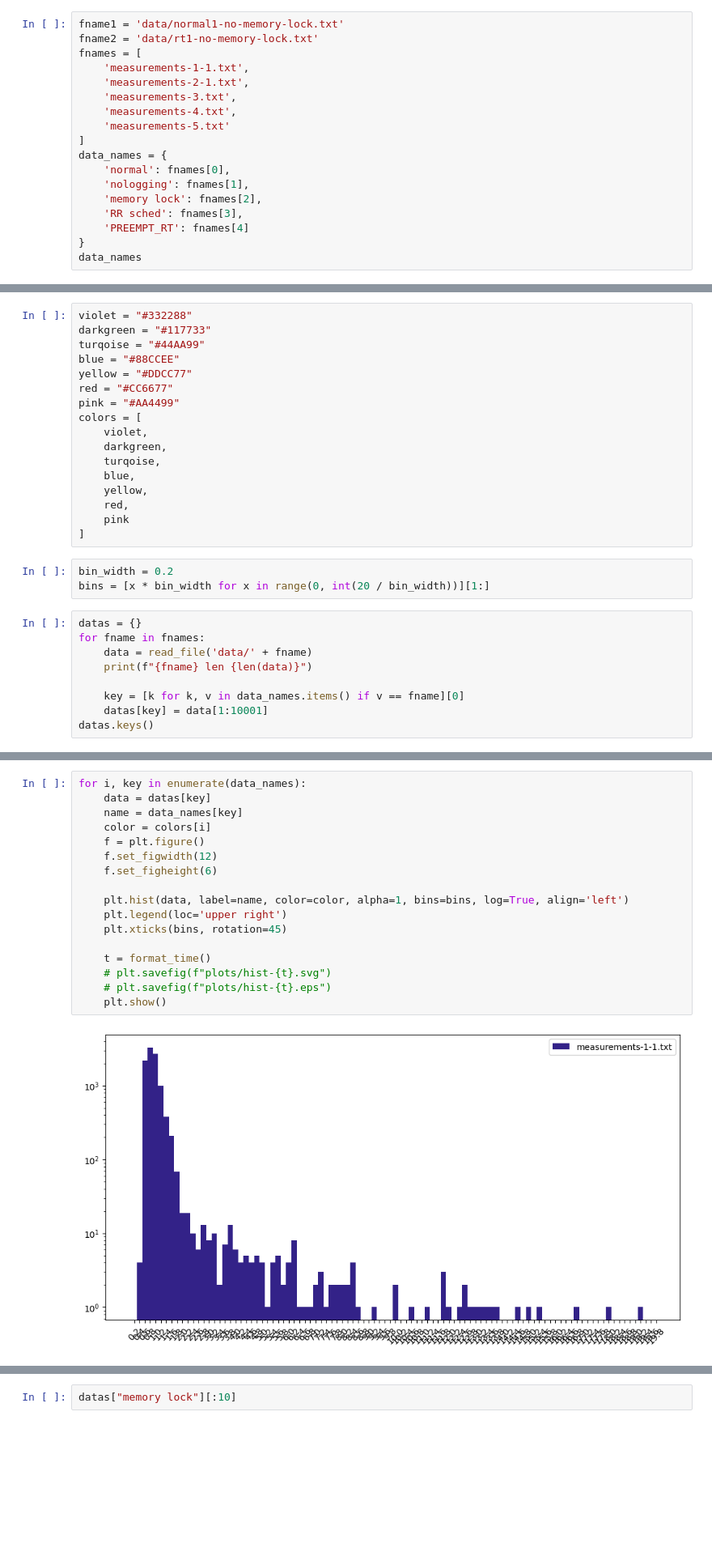
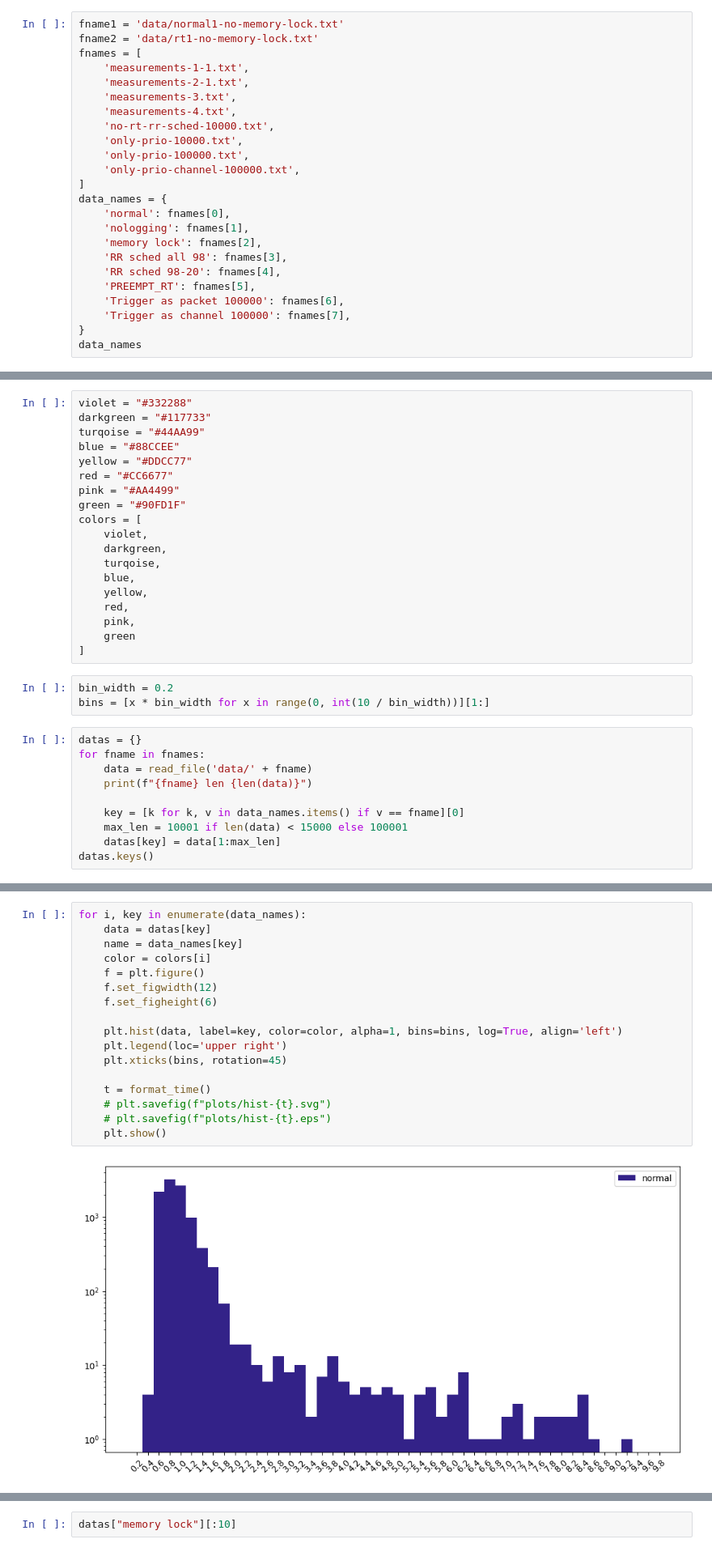
Before and after one commit to Alqio/realtime, a Jupyter notebook: main.ipynb, the cells around one changed output, grey strips where cells are left out. Shown: that part at 81% size. Saved outputs shown, nothing was run; the diff lists cells and outputs as text; blank space fills up the shorter version.

Commit message:
ADD: more data

```diff
--- a/main.ipynb
+++ b/main.ipynb
@@ -13,14 +13,20 @@ fnames = [
     'measurements-2-1.txt',
     'measurements-3.txt',
     'measurements-4.txt',
-    'measurements-5.txt'
+    'no-rt-rr-sched-10000.txt',
+    'only-prio-10000.txt',
+    'only-prio-100000.txt',
+    'only-prio-channel-100000.txt',
 ]
 data_names = {
     'normal': fnames[0],
     'nologging': fnames[1],
     'memory lock': fnames[2],
-    'RR sched': fnames[3],
-    'PREEMPT_RT': fnames[4]
+    'RR sched all 98': fnames[3],
+    'RR sched 98-20': fnames[4],
+    'PREEMPT_RT': fnames[5],
+    'Trigger as packet 100000': fnames[6],
+    'Trigger as channel 100000': fnames[7],
 }
 data_names
 # %% [output]
@@ -49,6 +59,7 @@ blue = "#88CCEE"
 yellow = "#DDCC77"
 red = "#CC6677"
 pink = "#AA4499"
+green = "#90FD1F"
 colors = [
     violet,
     darkgreen,
@@ -56,11 +67,12 @@ colors = [
     blue,
     yellow,
     red,
-    pink
+    pink,
+    green
 ]
 # %%
 bin_width = 0.2
-bins = [x * bin_width for x in range(0, int(20 / bin_width))][1:]
+bins = [x * bin_width for x in range(0, int(10 / bin_width))][1:]
 # %%
 datas = {}
 for fname in fnames:
@@ -68,7 +80,8 @@ for fname in fnames:
     print(f"{fname} len {len(data)}")
 
     key = [k for k, v in data_names.items() if v == fname][0]
-    datas[key] = data[1:10001]
+    max_len = 10001 if len(data) < 15000 else 100001
+    datas[key] = data[1:max_len]
 datas.keys()
 # %% [output]
 measurements-1-1.txt len 11886
@@ -112,19 +130,19 @@ plt.show()
 # %%
 for i, key in enumerate(data_names):
     data = datas[key]
     name = data_names[key]
     color = colors[i]
     f = plt.figure()
     f.set_figwidth(12)
     f.set_figheight(6)
 
-    plt.hist(data, label=name, color=color, alpha=1, bins=bins, log=True, align='left')
+    plt.hist(data, label=key, color=color, alpha=1, bins=bins, log=True, align='left')
     plt.legend(loc='upper right')
     plt.xticks(bins, rotation=45)
 
     t = format_time()
     # plt.savefig(f"plots/hist-{t}.svg")
     # plt.savefig(f"plots/hist-{t}.eps")
     plt.show()
 # %% [output]
-[figure, old version]
+[figure, new version]
```
Also changed, not shown: parts of 12 cells of this notebook.
